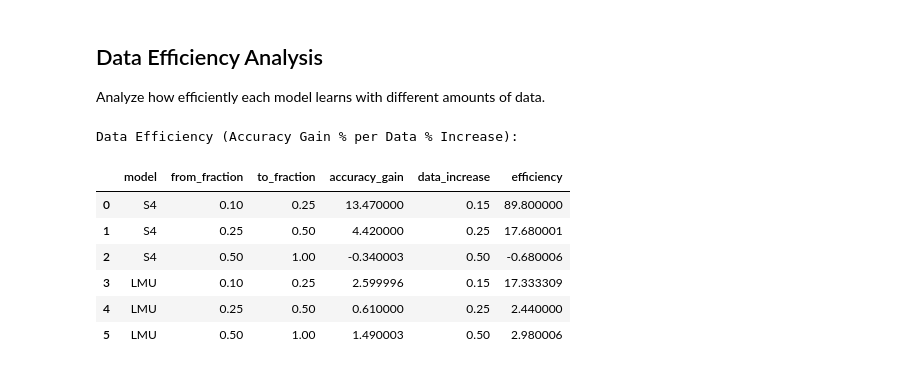
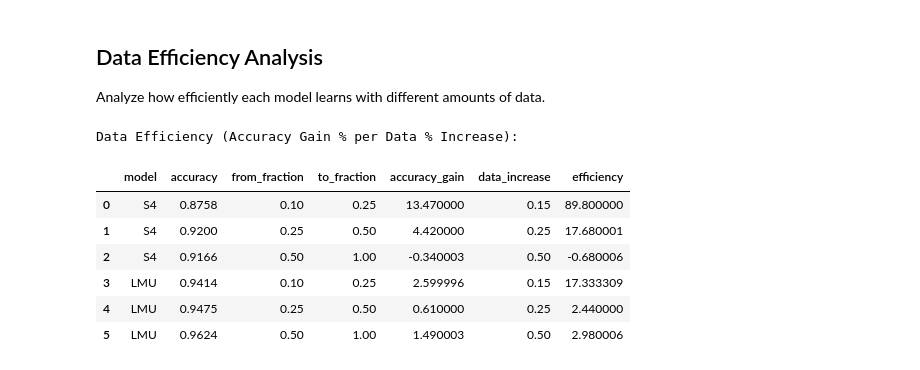
Before and after one commit to galbar8/LMU_S4, a Jupyter notebook: src/notebooks/psmnist/compare.ipynb, the cells around one changed output. Saved outputs shown, nothing was run; the diff lists cells and outputs as text; code cells hidden in the pictures.

```diff
--- a/src/notebooks/psmnist/compare.ipynb
+++ b/src/notebooks/psmnist/compare.ipynb
@@ -216,36 +212,36 @@ plt.show()
 
 Analyze how efficiently each model learns with different amounts of data.
 # %%
-# Calculate accuracy gain per fraction increase
 efficiency_data = []
 
 for model in models:
     model_data = df_results[df_results['model'] == model.upper()].sort_values('fraction')
     accuracies = model_data['accuracy'].values
 
     for i in range(1, len(accuracies)):
         data_increase = fractions[i] - fractions[i-1]
         acc_increase = (accuracies[i] - accuracies[i-1]) * 100
         efficiency = acc_increase / data_increase
 
         efficiency_data.append({
             'model': model.upper(),
+            'accuracy': accuracies[i],
             'from_fraction': fractions[i-1],
             'to_fraction': fractions[i],
             'accuracy_gain': acc_increase,
             'data_increase': data_increase,
             'efficiency': efficiency
         })
 
 df_efficiency = pd.DataFrame(efficiency_data)
 print("Data Efficiency (Accuracy Gain % per Data % Increase):")
 df_efficiency
 # %% [output]
 Data Efficiency (Accuracy Gain % per Data % Increase):
-|  | model | from_fraction | to_fraction | accuracy_gain | data_increase | efficiency |
-| 0 | S4 | 0.10 | 0.25 | 13.470000 | 0.15 | 89.800000 |
-| 1 | S4 | 0.25 | 0.50 | 4.420000 | 0.25 | 17.680001 |
-| 2 | S4 | 0.50 | 1.00 | -0.340003 | 0.50 | -0.680006 |
-| 3 | LMU | 0.10 | 0.25 | 2.599996 | 0.15 | 17.333309 |
-| 4 | LMU | 0.25 | 0.50 | 0.610000 | 0.25 | 2.440000 |
-| 5 | LMU | 0.50 | 1.00 | 1.490003 | 0.50 | 2.980006 |
+|  | model | accuracy | from_fraction | to_fraction | accuracy_gain | data_increase | efficiency |
+| 0 | S4 | 0.8758 | 0.10 | 0.25 | 13.470000 | 0.15 | 89.800000 |
+| 1 | S4 | 0.9200 | 0.25 | 0.50 | 4.420000 | 0.25 | 17.680001 |
+| 2 | S4 | 0.9166 | 0.50 | 1.00 | -0.340003 | 0.50 | -0.680006 |
+| 3 | LMU | 0.9414 | 0.10 | 0.25 | 2.599996 | 0.15 | 17.333309 |
+| 4 | LMU | 0.9475 | 0.25 | 0.50 | 0.610000 | 0.25 | 2.440000 |
+| 5 | LMU | 0.9624 | 0.50 | 1.00 | 1.490003 | 0.50 | 2.980006 |
```
Also changed, not shown: parts of 4 cells of this notebook, 4 other files.
